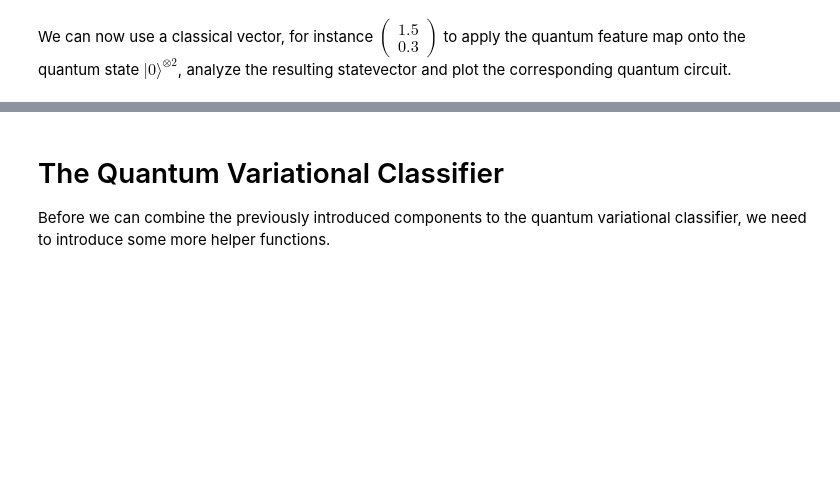
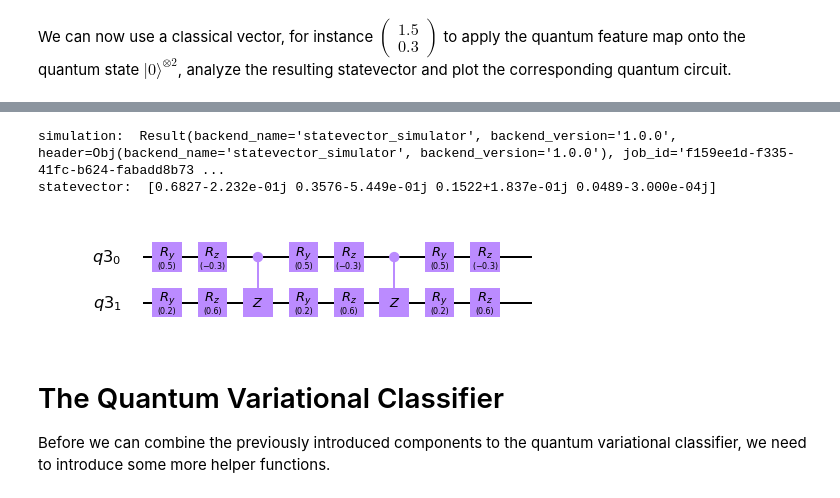
Before and after one commit to stefan-woerner/qiskit_tutorial, a Jupyter notebook: quantum_variational_classifier.ipynb, the cells around one changed output, grey strips where cells are left out. Saved outputs shown, nothing was run; the diff lists cells and outputs as text; code cells hidden in the pictures; blank space fills up the shorter version.

```diff
--- a/quantum_variational_classifier.ipynb
+++ b/quantum_variational_classifier.ipynb
@@ -158,21 +161,25 @@ def variational_form(q, params, depth):
 # %%
 # initialize quantum register
 num_qubits = 2
 qr = QuantumRegister(num_qubits)
 
 # set depth, i.e. number of entangler blocks and rotations (after the initial rotation)
 depth = 2
 params = [0.5,-0.3, 0.2, 0.6]*(depth+1)
 qc_variational_form = variational_form(qr, params, depth)
 
-# draw circuit
-drawer(qc_variational_form)
-
 # simulate using local statevector simulator
-job_sim = execute(qc_variational_form, 'local_statevector_simulator', shots=1)
+job_sim = execute(qc_variational_form, backend)
 sim_results = job_sim.result()
 print('simulation: ', sim_results)
 print('statevector: ', np.round(sim_results.get_statevector(), decimals=4))
+
+# draw circuit
+qc_variational_form.draw(output='mpl', plot_barriers=False)
+# %% [output]
+simulation:  Result(backend_name='statevector_simulator', backend_version='1.0.0', header=Obj(backend_name='statevector_simulator', backend_version='1.0.0'), job_id='f159ee1d-f335-41fc-b624-fabadd8b73 ...
+statevector:  [0.6827-2.232e-01j 0.3576-5.449e-01j 0.1522+1.837e-01j 0.0489-3.000e-04j]
+[figure, added]
 # %% [markdown]
 # The Quantum Variational Classifier
 
```
Also changed, not shown: parts of 14 cells of this notebook, 5 other files.
